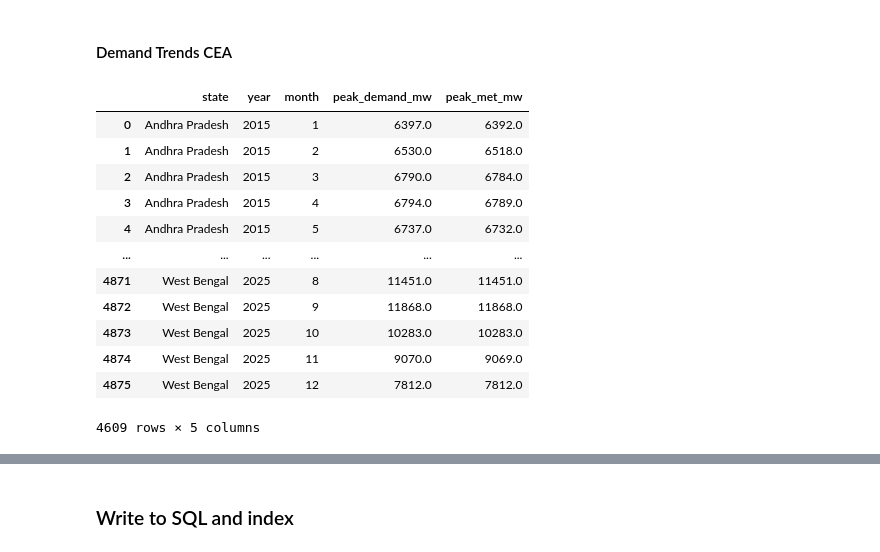
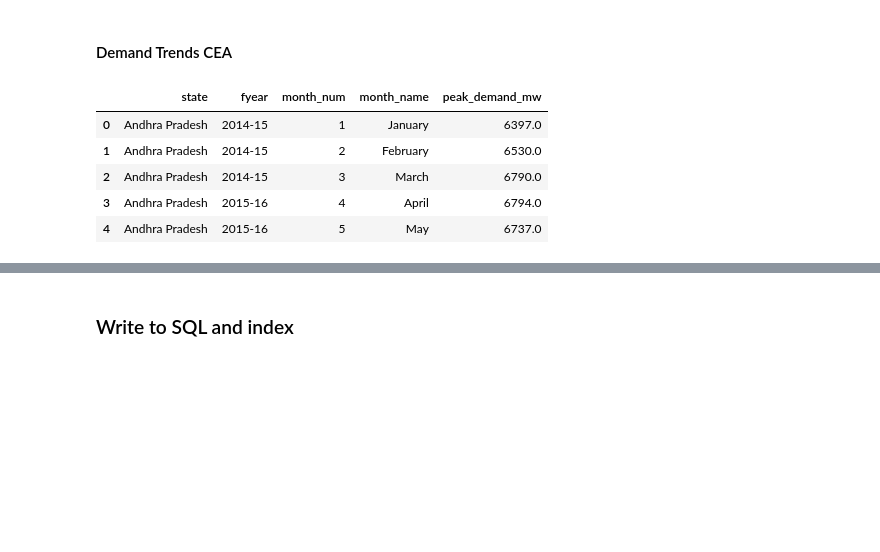
Before and after one commit to marvinminhaz/Solar-Curtailment-Project, a Jupyter notebook: notebooks/data-viz-and-prep.ipynb, the cells around one changed output, grey strips where cells are left out. Drawn from its saved outputs; the diff is of its cells as text; code cells hidden in the pictures; blank space fills up the shorter version.

```diff
--- a/notebooks/data-viz-and-prep.ipynb
+++ b/notebooks/data-viz-and-prep.ipynb
@@ -53,23 +53,15 @@ plt.show()
 # %% [markdown]
 #### Demand Trends CEA
 # %%
-demand_df = pd.read_csv("../data/raw/cea/cea_csv/cea_monthly_peak_demand.csv")
-demand_df = demand_df[demand_df['year']!=2026]
-demand_df = demand_df.drop(columns=['source_file'])
-demand_df
+demand_df = pd.read_csv("../data/processed/flat_files/ENERGY-DEMAND-TRENDS-2015-2026.csv")
+demand_df = demand_df[demand_df['fyear']!= '2026-27']
+demand_df.head()
 # %% [output]
-|  | state | year | month | peak_demand_mw | peak_met_mw |
-| 0 | Andhra Pradesh | 2015 | 1 | 6397.0 | 6392.0 |
-| 1 | Andhra Pradesh | 2015 | 2 | 6530.0 | 6518.0 |
-| 2 | Andhra Pradesh | 2015 | 3 | 6790.0 | 6784.0 |
-| 3 | Andhra Pradesh | 2015 | 4 | 6794.0 | 6789.0 |
-| 4 | Andhra Pradesh | 2015 | 5 | 6737.0 | 6732.0 |
-| ... | ... | ... | ... | ... | ... |
-| 4871 | West Bengal | 2025 | 8 | 11451.0 | 11451.0 |
-| 4872 | West Bengal | 2025 | 9 | 11868.0 | 11868.0 |
-| 4873 | West Bengal | 2025 | 10 | 10283.0 | 10283.0 |
-| 4874 | West Bengal | 2025 | 11 | 9070.0 | 9069.0 |
-| 4875 | West Bengal | 2025 | 12 | 7812.0 | 7812.0 |
+|  | state | fyear | month_num | month_name | peak_demand_mw |
+| 0 | Andhra Pradesh | 2014-15 | 1 | January | 6397.0 |
+| 1 | Andhra Pradesh | 2014-15 | 2 | February | 6530.0 |
+| 2 | Andhra Pradesh | 2014-15 | 3 | March | 6790.0 |
+| 3 | Andhra Pradesh | 2015-16 | 4 | April | 6794.0 |
+| 4 | Andhra Pradesh | 2015-16 | 5 | May | 6737.0 |
-4609 rows × 5 columns
 # %%
 plt.figure(figsize=(12,6))
```
Also changed, not shown: parts of 11 cells of this notebook, 24 other files.
